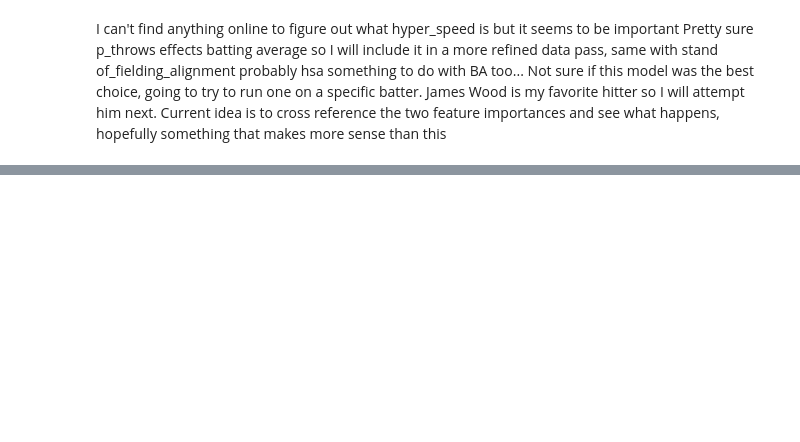
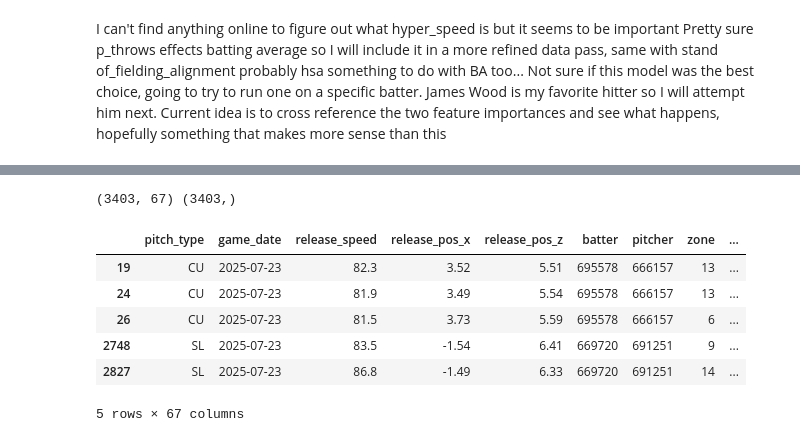
Before and after one commit to TDFelton/baseball_ML, a Jupyter notebook: testing.ipynb, the cells around one changed output, grey strips where cells are left out. Cells and saved outputs as stored; diff of their text form; code cells hidden in the pictures; blank space fills up the shorter version.

```diff
--- a/testing.ipynb
+++ b/testing.ipynb
@@ -41,0 +30,7 @@ balldata.head()
+# %%
+populated_columns = balldata.columns[balldata.notna().any()].tolist()
+balldata = balldata[populated_columns]
+# Keep only rows where 'des' does NOT contain 'James Wood'
+wood = balldata[balldata['des'].astype(str).str.contains("James Wood", case=False, na=False)]
+wood = pd.DataFrame(wood)
+wood.shape
@@ -138,0 +143,29 @@ Current idea is to cross reference the two feature importances and see what happ
+# %%
+hits = ['single','double','triple','home_run']
+wood_y = james_wood['events'].isin(hits).astype(int)
+wood_x = james_wood.drop(columns=['events'])
+wood_x = wood_x.drop(
+    columns=[col for col in wood_x.columns if 'depreciated' in col or 'legacy' in col or 'estimated' in col]
+)
+
+# Drop specific additional columns
+cols_to_drop = [
+    'type', 'player_name', 'des', 'home_team', 'game_year', 'away_team', 'game_type',
+    'woba_value', 'woba_denom', 'babip_value', 'iso_value', 'launch_speed_angle',
+    'post_away_score', 'post_home_score', 'post_bat_score', 'post_fld_score','bat_win_dif'
+    'delta_home_win_exp', 'delta_run_exp', 'delta_pitcher_run_exp','bat_score','fld_score',
+    'home_score_diff', 'home_win_exp', 'on_3b', 'on_2b', 'on_1b','pitch_name','home_score','away_score','description',
+    'hit_location','bb_type','hc_x','hc_y','hit_distance_sc','launch_speed','launch_angle','delta_home_win_exp'
+]
+wood_x = wood_x.drop(columns=[col for col in cols_to_drop if col in wood_x.columns])
+print(wood_x.shape,wood_y.shape)
+wood_x.head()
+# %% [output]
+(3403, 67) (3403,)
+|  | pitch_type | game_date | release_speed | release_pos_x | release_pos_z | batter | pitcher | zone | ... |
+| 19 | CU | 2025-07-23 | 82.3 | 3.52 | 5.51 | 695578 | 666157 | 13 | ... |
+| 24 | CU | 2025-07-23 | 81.9 | 3.49 | 5.54 | 695578 | 666157 | 13 | ... |
+| 26 | CU | 2025-07-23 | 81.5 | 3.73 | 5.59 | 695578 | 666157 | 6 | ... |
+| 2748 | SL | 2025-07-23 | 83.5 | -1.54 | 6.41 | 669720 | 691251 | 9 | ... |
+| 2827 | SL | 2025-07-23 | 86.8 | -1.49 | 6.33 | 669720 | 691251 | 14 | ... |
+5 rows × 67 columns
```
Also changed, not shown: parts of 12 cells of this notebook, 4 other files.
